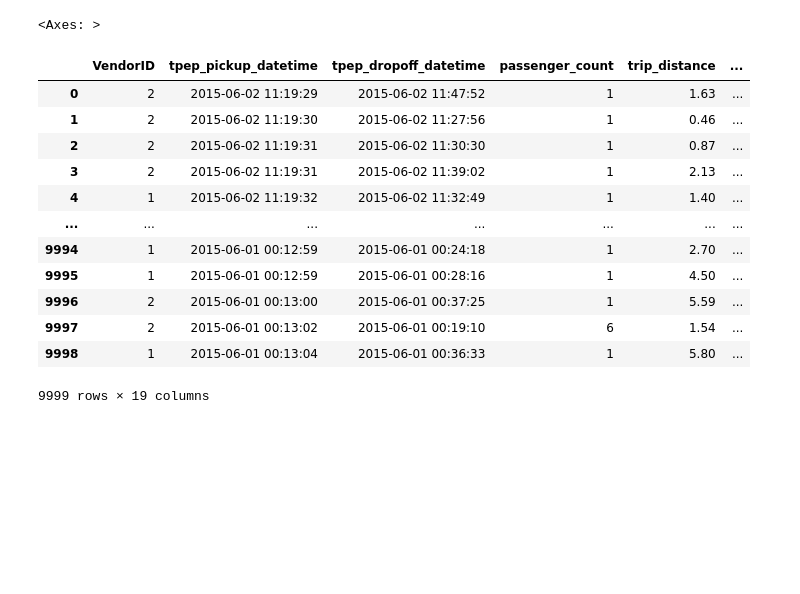
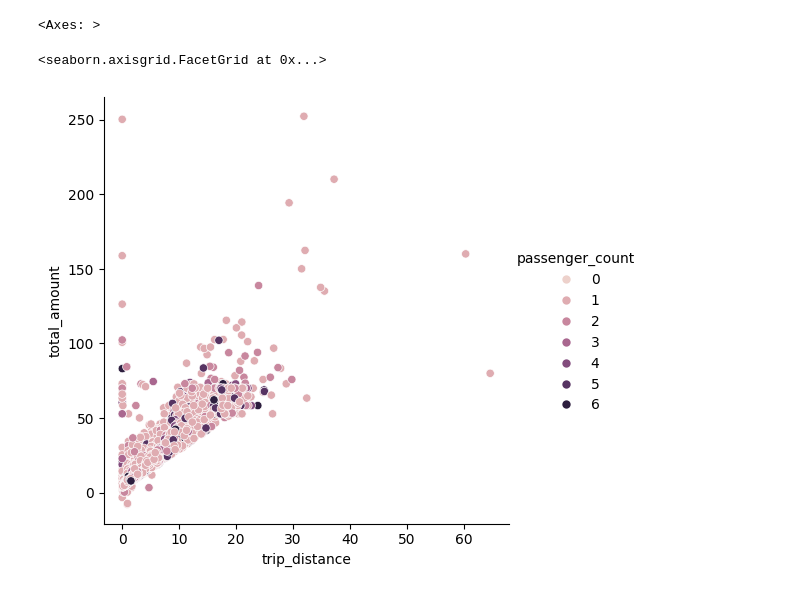
Before and after one commit to reuven/apple-2025-01Jan-plotting, a Jupyter notebook: Apple 2025-01Jan-09.ipynb, the cells around one changed output. Cells and saved outputs as stored; diff of their text form; code cells hidden in the pictures; blank space fills up the shorter version.

```diff
--- a/Apple 2025-01Jan-09.ipynb
+++ b/Apple 2025-01Jan-09.ipynb
@@ -673,18 +673,9 @@ df.loc[:50, 'total_amount'].plot.line(ax=return_value)
 # %%
 import seaborn as sns
 # %%
-df
+# sns.relplot -- shows scatterplot, relationship between two axes
+
+sns.relplot(x='trip_distance', y='total_amount', data=df, hue='passenger_count')
 # %% [output]
-|  | VendorID | tpep_pickup_datetime | tpep_dropoff_datetime | passenger_count | trip_distance | ... |
-| 0 | 2 | 2015-06-02 11:19:29 | 2015-06-02 11:47:52 | 1 | 1.63 | ... |
-| 1 | 2 | 2015-06-02 11:19:30 | 2015-06-02 11:27:56 | 1 | 0.46 | ... |
-| 2 | 2 | 2015-06-02 11:19:31 | 2015-06-02 11:30:30 | 1 | 0.87 | ... |
-| 3 | 2 | 2015-06-02 11:19:31 | 2015-06-02 11:39:02 | 1 | 2.13 | ... |
-| 4 | 1 | 2015-06-02 11:19:32 | 2015-06-02 11:32:49 | 1 | 1.40 | ... |
-| ... | ... | ... | ... | ... | ... | ... |
-| 9994 | 1 | 2015-06-01 00:12:59 | 2015-06-01 00:24:18 | 1 | 2.70 | ... |
-| 9995 | 1 | 2015-06-01 00:12:59 | 2015-06-01 00:28:16 | 1 | 4.50 | ... |
-| 9996 | 2 | 2015-06-01 00:13:00 | 2015-06-01 00:37:25 | 1 | 5.59 | ... |
-| 9997 | 2 | 2015-06-01 00:13:02 | 2015-06-01 00:19:10 | 6 | 1.54 | ... |
-| 9998 | 1 | 2015-06-01 00:13:04 | 2015-06-01 00:36:33 | 1 | 5.80 | ... |
-9999 rows × 19 columns
+<seaborn.axisgrid.FacetGrid at 0x...>
+[figure, added]
```
Also changed, not shown: parts of 1 cell of this notebook.
